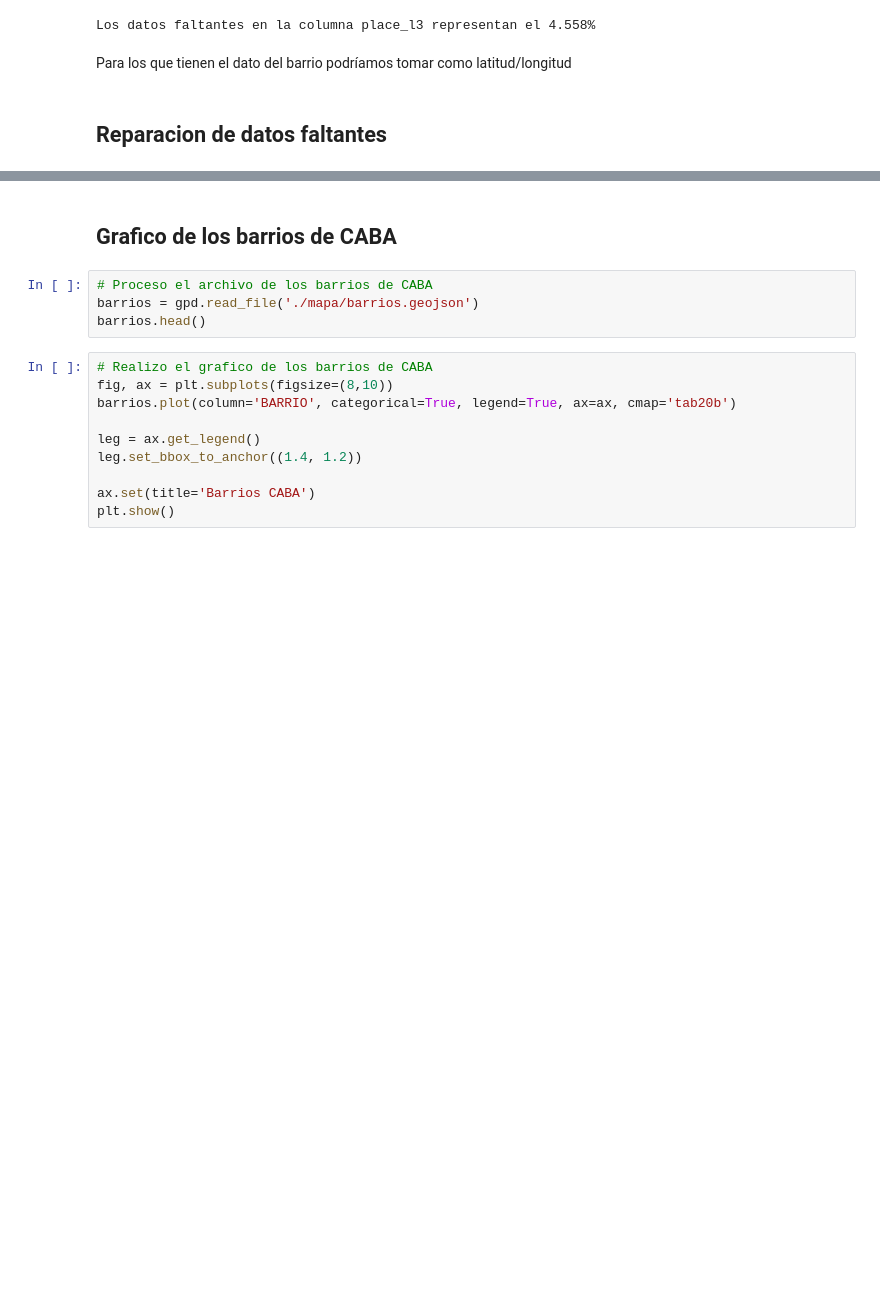
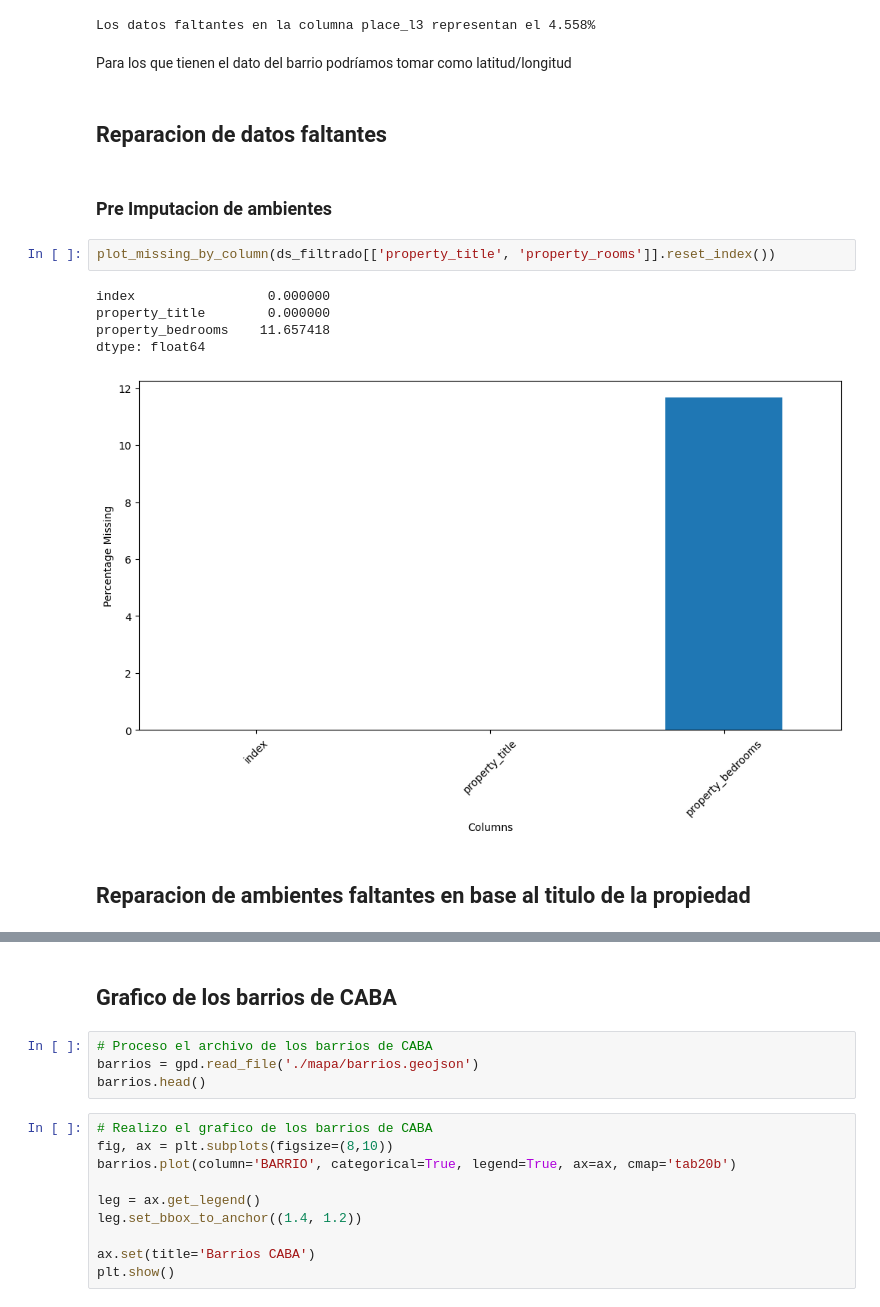
Before and after one commit to Naza26/7506R-2C2022-GRUPO01, a Jupyter notebook: 7506R_TP1_GRUPO1_ENTREGA.ipynb, the cells around one changed output, grey strips where cells are left out. Drawn from its saved outputs; the diff is of its cells as text; blank space fills up the shorter version.

Commit message:
refactorizaciones a la imputacion de datos

```diff
--- a/7506R_TP1_GRUPO1_ENTREGA.ipynb
+++ b/7506R_TP1_GRUPO1_ENTREGA.ipynb
@@ -846,6 +843,18 @@ Los datos faltantes en la columna place_l3 representan el 4.558%
 Para los que tienen el dato del barrio podríamos tomar como latitud/longitud
 # %% [markdown]
 ## Reparacion de datos faltantes
+# %% [markdown]
+### Pre Imputacion de ambientes
+# %%
+plot_missing_by_column(ds_filtrado[['property_title', 'property_rooms']].reset_index())
+# %% [output]
+index                 0.000000
+property_title        0.000000
+property_bedrooms    11.657418
+dtype: float64
+[figure, added]
+# %% [markdown]
+## Reparacion de ambientes faltantes en base al titulo de la propiedad
 # %%
 #Me falta arreglar la segunda regex para que tome titulos asi: Espectacular 4 amb130m2 con Balcon Terraza!!!
 
```
Also changed, not shown: parts of 11 cells of this notebook.
